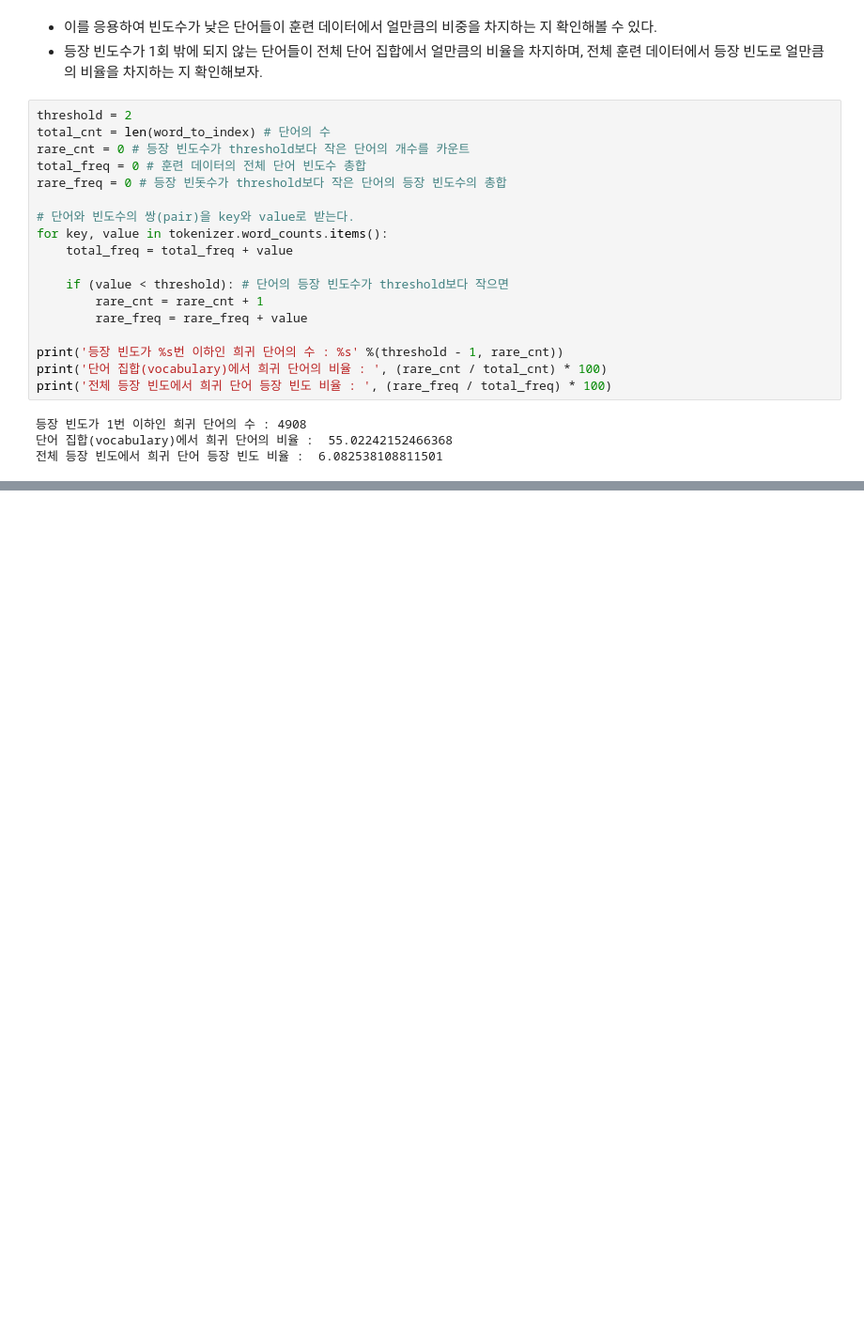
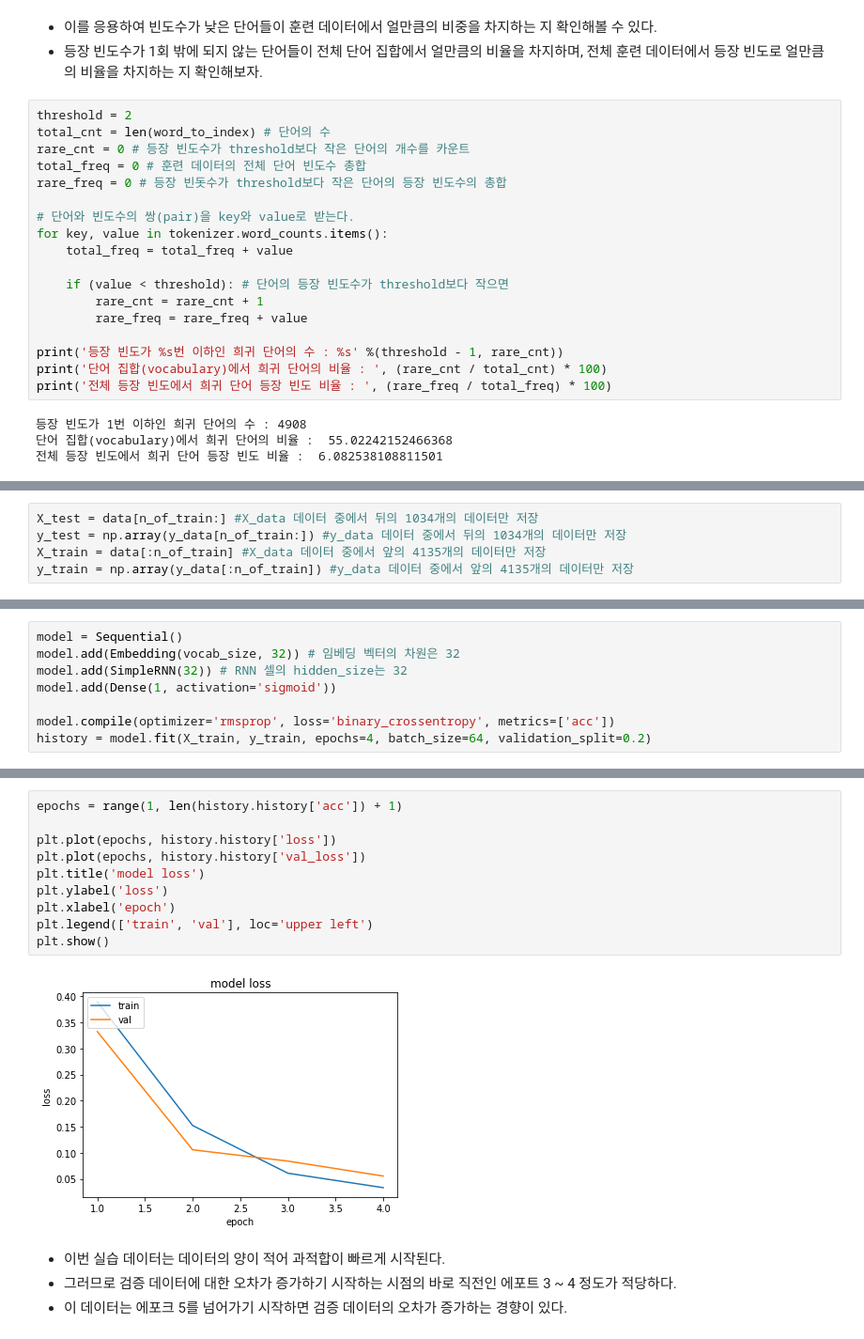
Before and after one commit to sunghan-kim/Introduction-to-NLP-Using-DL, a Jupyter notebook: Ch11_Text-Classification/Ch11_v02_Spam_Detection.ipynb, the cells around one changed output, grey strips where cells are left out. Shown at 94% size. Cells and saved outputs as stored; diff of their text form; blank space fills up the shorter version.

```diff
--- a/Ch11_Text-Classification/Ch11_v02_Spam_Detection.ipynb
+++ b/Ch11_Text-Classification/Ch11_v02_Spam_Detection.ipynb
@@ -251,0 +345,5 @@ print('전체 등장 빈도에서 희귀 단어 등장 빈도 비율 : ', (rare_
+# %%
+X_test = data[n_of_train:] #X_data 데이터 중에서 뒤의 1034개의 데이터만 저장
+y_test = np.array(y_data[n_of_train:]) #y_data 데이터 중에서 뒤의 1034개의 데이터만 저장
+X_train = data[:n_of_train] #X_data 데이터 중에서 앞의 4135개의 데이터만 저장
+y_train = np.array(y_data[:n_of_train]) #y_data 데이터 중에서 앞의 4135개의 데이터만 저장
@@ -251,0 +373,8 @@ print('전체 등장 빈도에서 희귀 단어 등장 빈도 비율 : ', (rare_
+# %%
+model = Sequential()
+model.add(Embedding(vocab_size, 32)) # 임베딩 벡터의 차원은 32
+model.add(SimpleRNN(32)) # RNN 셀의 hidden_size는 32
+model.add(Dense(1, activation='sigmoid'))
+
+model.compile(optimizer='rmsprop', loss='binary_crossentropy', metrics=['acc'])
+history = model.fit(X_train, y_train, epochs=4, batch_size=64, validation_split=0.2)
@@ -251,0 +408,16 @@ print('전체 등장 빈도에서 희귀 단어 등장 빈도 비율 : ', (rare_
+# %%
+epochs = range(1, len(history.history['acc']) + 1)
+
+plt.plot(epochs, history.history['loss'])
+plt.plot(epochs, history.history['val_loss'])
+plt.title('model loss')
+plt.ylabel('loss')
+plt.xlabel('epoch')
+plt.legend(['train', 'val'], loc='upper left')
+plt.show()
+# %% [output]
+[figure, added]
+# %% [markdown]
+- 이번 실습 데이터는 데이터의 양이 적어 과적합이 빠르게 시작된다.
+- 그러므로 검증 데이터에 대한 오차가 증가하기 시작하는 시점의 바로 직전인 에포트 3 ~ 4 정도가 적당하다.
+- 이 데이터는 에포크 5를 넘어가기 시작하면 검증 데이터의 오차가 증가하는 경향이 있다.
```
Also changed, not shown: parts of 26 cells of this notebook, 1 other file.
